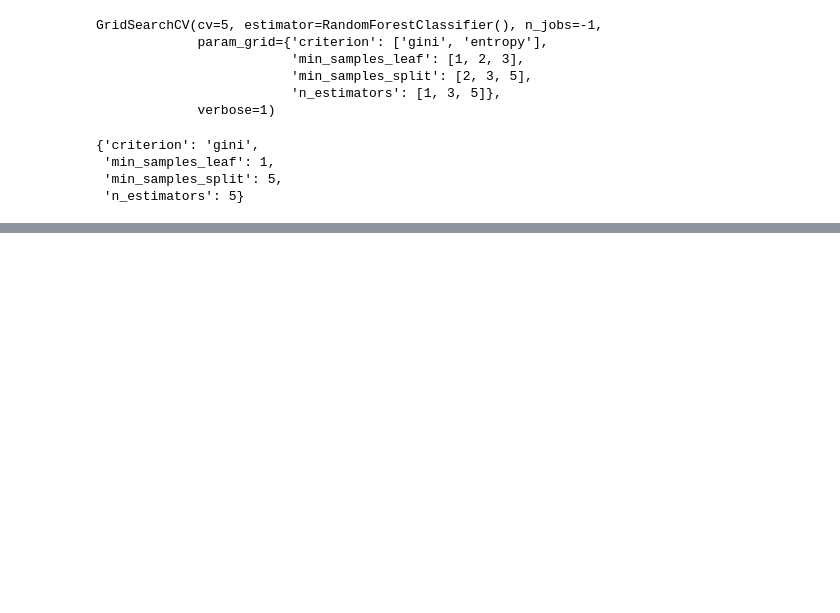
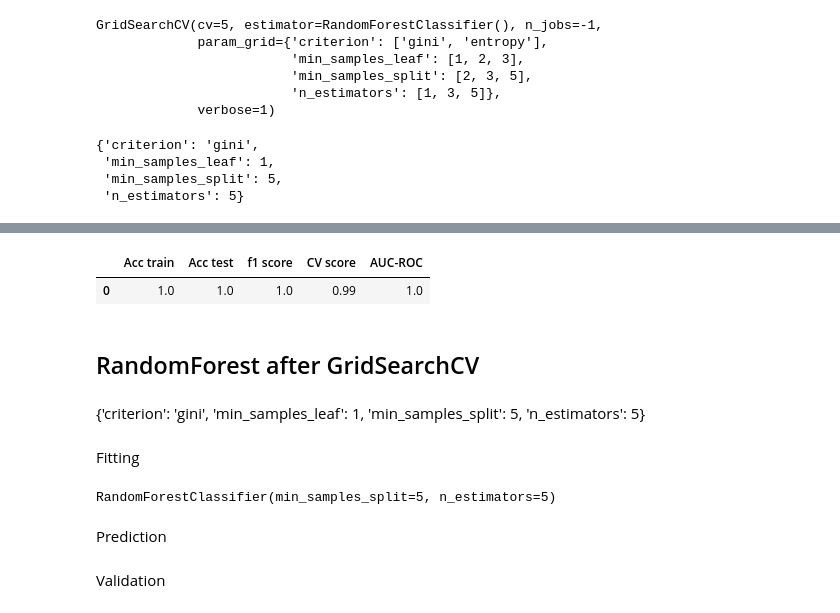
Before and after one commit to jurajhunak/Stroke_from_collab, a Jupyter notebook: Stroke_classification_Kaggle.ipynb, the cells around one changed output, grey strips where cells are left out. Cells and saved outputs as stored; diff of their text form; code cells hidden in the pictures; blank space fills up the shorter version.

```diff
--- a/Stroke_classification_Kaggle.ipynb
+++ b/Stroke_classification_Kaggle.ipynb
@@ -365,0 +382,3 @@ result_gridsearchcv_randomforest = pd.DataFrame(grid_randomforest.cv_results_)
+# %%
+model_cb = CatBoostClassifier(depth=10, iterations=500, learning_rate=0.5)
+model_cb.fit(X_train, y_train, silent=True)
@@ -365,0 +389,2 @@ result_gridsearchcv_randomforest = pd.DataFrame(grid_randomforest.cv_results_)
+# %%
+y_pred_cb = model_cb.predict(X_test)
@@ -365,0 +393,14 @@ result_gridsearchcv_randomforest = pd.DataFrame(grid_randomforest.cv_results_)
+# %%
+acc_train_cb = accuracy_score(y_train, model_cb.predict(X_train))
+acc_test_cb = accuracy_score(y_test, y_pred_cb)
+f1_cb = f1_score(y_test, y_pred_cb)
+cv_cb = cross_val_score(model_cb, X_test, y_test).mean()
+auc_cb = roc_auc_score(y_test, y_pred_cb)
+
+results_cb= pd.DataFrame()
+
+results_cb.loc[0, 'Acc train'] = round(acc_train_cb,2)
+results_cb.loc[0, 'Acc test'] = round(acc_test_cb, 2)
+results_cb.loc[0, 'f1 score'] = round(f1_cb, 2)
+results_cb.loc[0, 'CV score'] = round(cv_cb,2)
+results_cb.loc[0, 'AUC-ROC'] = auc_cb
@@ -365,0 +425,21 @@ result_gridsearchcv_randomforest = pd.DataFrame(grid_randomforest.cv_results_)
+# %%
+results_cb
+# %% [output]
+|  | Acc train | Acc test | f1 score | CV score | AUC-ROC |
+| 0 | 1.0 | 1.0 | 1.0 | 0.99 | 1.0 |
+# %% [markdown]
+## RandomForest after GridSearchCV
+# %% [markdown]
+{'criterion': 'gini',
+ 'min_samples_leaf': 1,
+ 'min_samples_split': 5,
+ 'n_estimators': 5}
+# %% [markdown]
+Fitting
+# %%
+model_rf = RandomForestClassifier(criterion="gini", min_samples_leaf=1, min_samples_split=5, n_estimators=5)
+model_rf.fit(X_train, y_train)
+# %% [output]
+RandomForestClassifier(min_samples_split=5, n_estimators=5)
+# %% [markdown]
+Prediction
@@ -365,0 +448,2 @@ result_gridsearchcv_randomforest = pd.DataFrame(grid_randomforest.cv_results_)
+# %% [markdown]
+Validation
```
Also changed, not shown: parts of 23 cells of this notebook.
